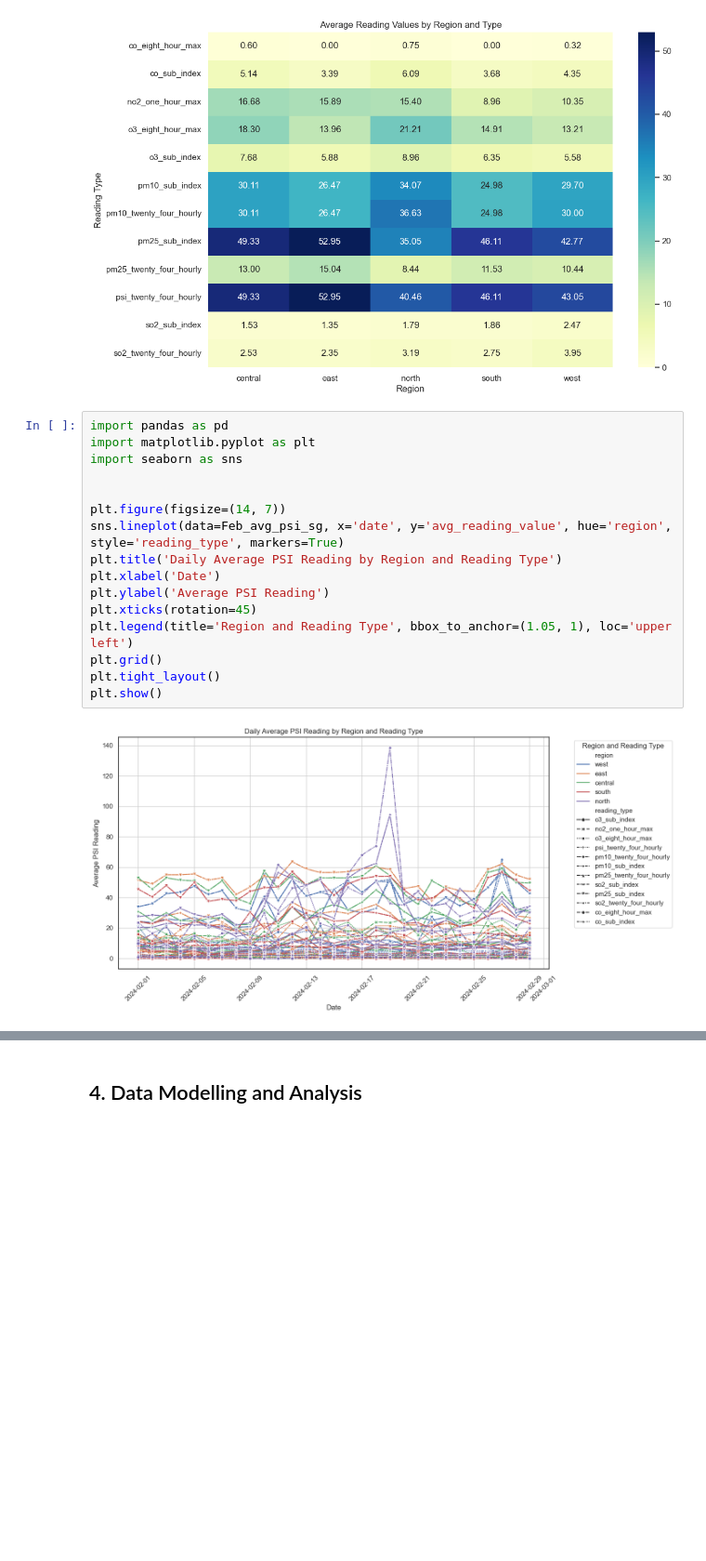
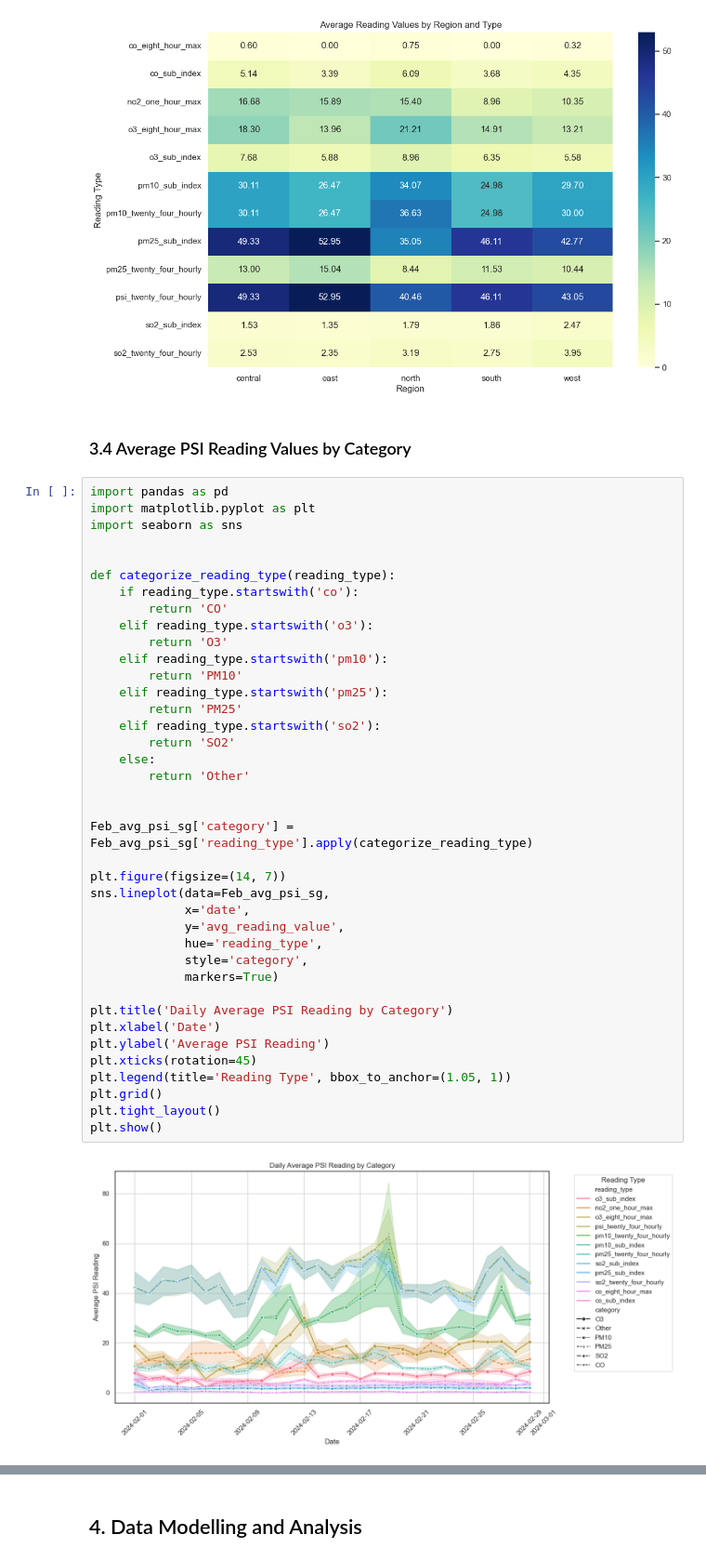
Before and after one commit to linxianying/G12_GuidedProject, a Jupyter notebook: traffic_air_sg.ipynb, the cells around one changed output, grey strips where cells are left out. Shown at 93% size. Cells and saved outputs as stored; diff of their text form; blank space fills up the shorter version.

Commit message:
removed some duplicated diagrams, updated the naming

```diff
--- a/traffic_air_sg.ipynb
+++ b/traffic_air_sg.ipynb
@@ -943,21 +943,46 @@ plt.xlabel('Region')
 plt.show()
 # %% [output]
 [figure]
+# %% [markdown]
+### 3.4 Average PSI Reading Values by Category
 # %%
 import pandas as pd
 import matplotlib.pyplot as plt
 import seaborn as sns
 
 
+def categorize_reading_type(reading_type):
+    if reading_type.startswith('co'):
+        return 'CO'
+    elif reading_type.startswith('o3'):
+        return 'O3'
+    elif reading_type.startswith('pm10'):
+        return 'PM10'
+    elif reading_type.startswith('pm25'):
+        return 'PM25'
+    elif reading_type.startswith('so2'):
+        return 'SO2'
+    else:
+        return 'Other'
+
+
+Feb_avg_psi_sg['category'] = Feb_avg_psi_sg['reading_type'].apply(categorize_reading_type)
+
 plt.figure(figsize=(14, 7))
-sns.lineplot(data=Feb_avg_psi_sg, x='date', y='avg_reading_value', hue='region', style='reading_type', markers=True)
-plt.title('Daily Average PSI Reading by Region and Reading Type')
+sns.lineplot(data=Feb_avg_psi_sg,
+             x='date',
+             y='avg_reading_value',
+             hue='reading_type',
+             style='category',
+             markers=True)
+
+plt.title('Daily Average PSI Reading by Category')
 plt.xlabel('Date')
 plt.ylabel('Average PSI Reading')
 plt.xticks(rotation=45)
-plt.legend(title='Region and Reading Type', bbox_to_anchor=(1.05, 1), loc='upper left')
+plt.legend(title='Reading Type', bbox_to_anchor=(1.05, 1))
 plt.grid()
 plt.tight_layout()
 plt.show()
 # %% [output]
-[figure, old version]
+[figure, new version]
```
Also changed, not shown: parts of 4 cells of this notebook.
